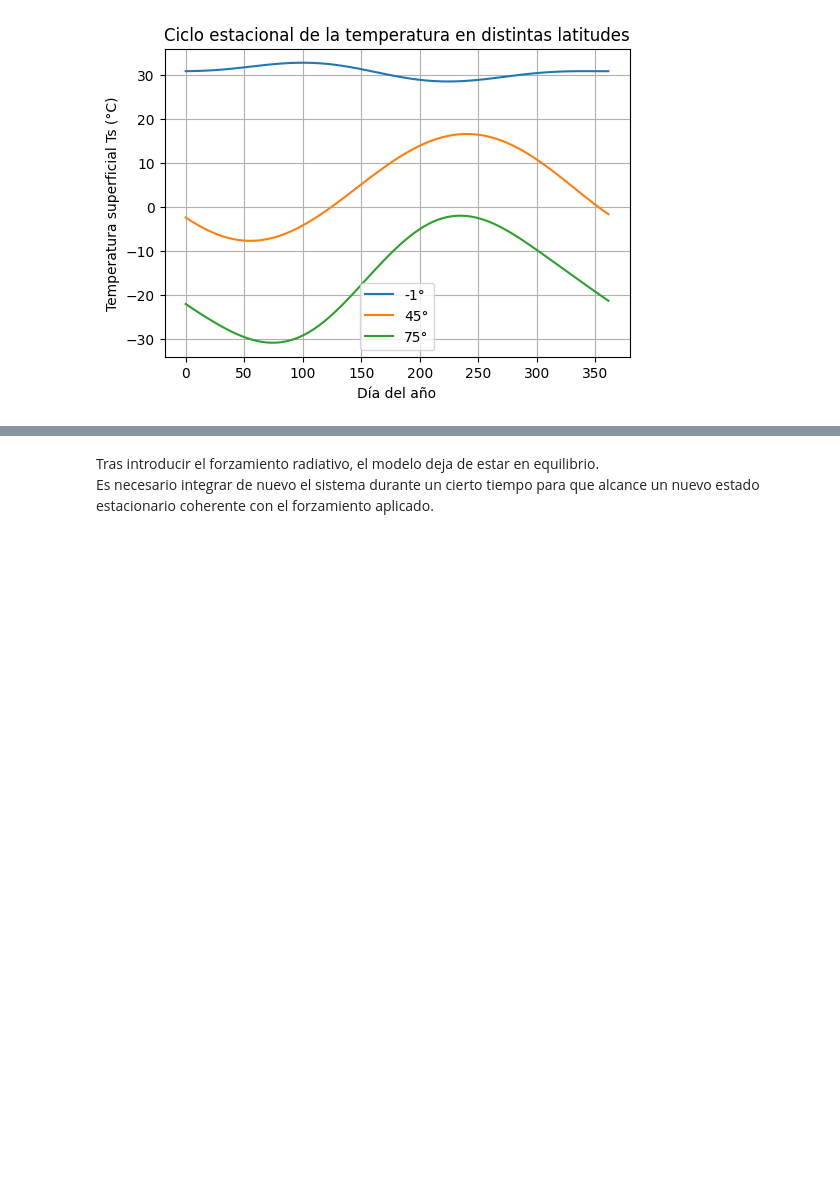
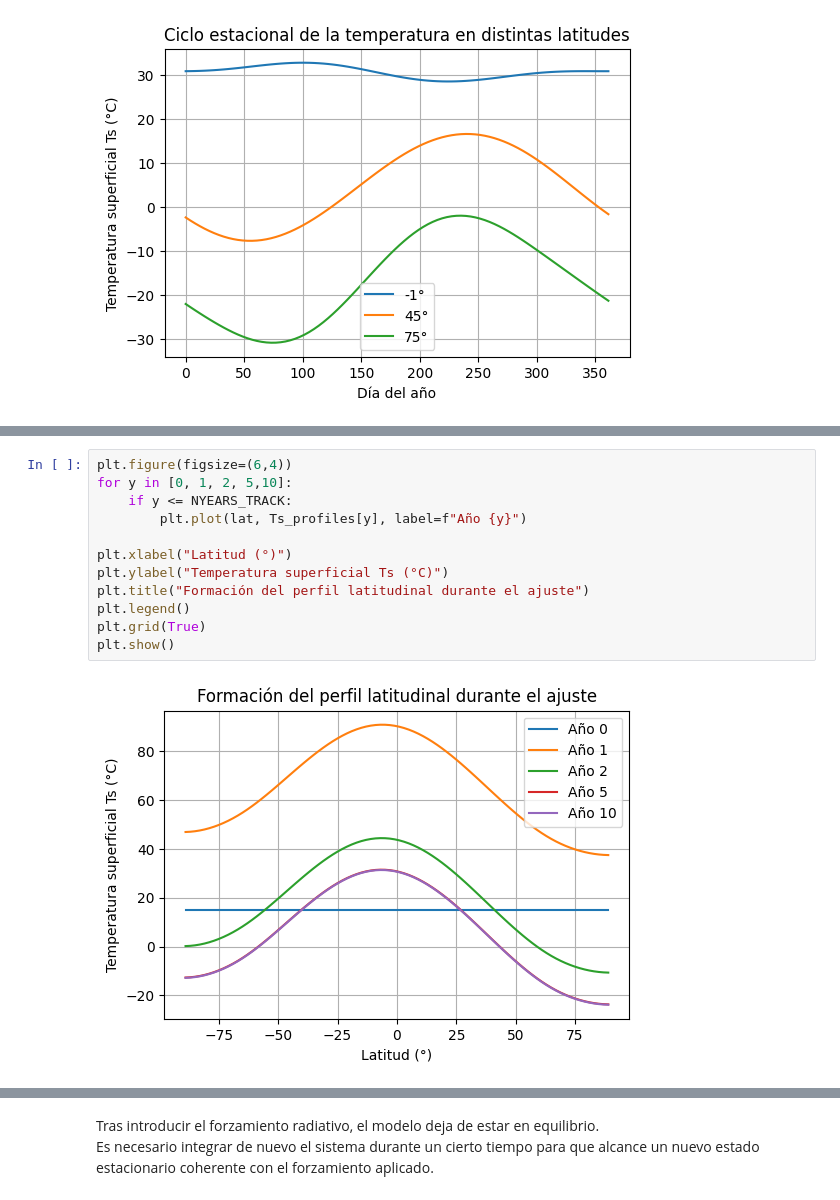
Before and after one commit to RDiazSierra/mgcc-ebm-climlab, a Jupyter notebook: EBM_1D_albedo_cte_practica.ipynb, the cells around one changed output, grey strips where cells are left out. Cells and saved outputs as stored; diff of their text form; blank space fills up the shorter version.

```diff
--- a/EBM_1D_albedo_cte_practica.ipynb
+++ b/EBM_1D_albedo_cte_practica.ipynb
@@ -141,0 +275,14 @@ El forzamiento se introduce modificando el término de radiación infrarroja emi
+# %%
+plt.figure(figsize=(6,4))
+for y in [0, 1, 2, 5,10]:
+    if y <= NYEARS_TRACK:
+        plt.plot(lat, Ts_profiles[y], label=f"Año {y}")
+
+plt.xlabel("Latitud (°)")
+plt.ylabel("Temperatura superficial Ts (°C)")
+plt.title("Formación del perfil latitudinal durante el ajuste")
+plt.legend()
+plt.grid(True)
+plt.show()
+# %% [output]
+[figure, added]
```
Also changed, not shown: parts of 19 cells of this notebook.
